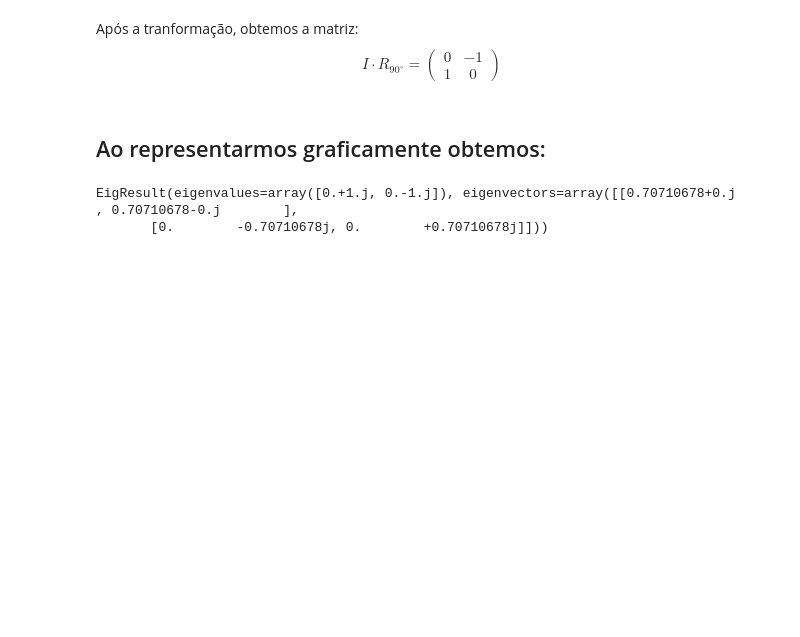
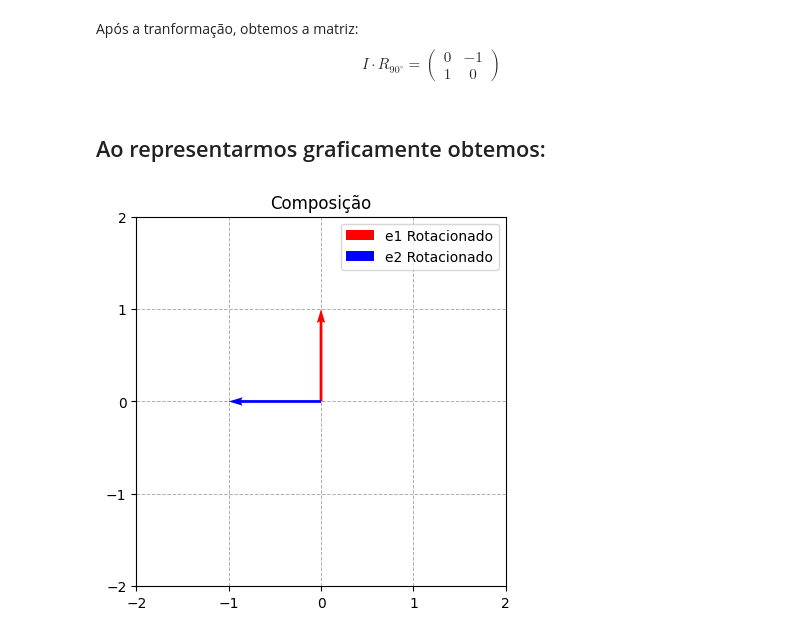
Before and after one commit to PedroMends30/matematica-computacional, a Jupyter notebook: Atividade_1_Mat_Comp.ipynb, the cells around one changed output. Cells and saved outputs as stored; diff of their text form; code cells hidden in the pictures; blank space fills up the shorter version.

```diff
--- a/Atividade_1_Mat_Comp.ipynb
+++ b/Atividade_1_Mat_Comp.ipynb
@@ -154,10 +152,14 @@ $$ I \cdot R_{90^\circ} = \begin{pmatrix}
 # %%
 matriz_i = np.array([[1,0],[0,1]])
 matriz_rot_90 = np.array([[0,-1],[1,0]])
+matriz_rotacionada = np.dot(matriz_i,matriz_rot_90)
+vetores = []
 
-matriz_resultante = np.dot(matriz_i,matriz_rot_90)
 
-vetores = []
+v1 = Vetor("e1 Rotacionado", "red", matriz_rotacionada[:, 0])
+v2 = Vetor("e2 Rotacionado", "blue", matriz_rotacionada[:, 1])
+
+g = Grafico(2, "Composição", [v1,v2])
+g.plot_graph()
 # %% [output]
-EigResult(eigenvalues=array([0.+1.j, 0.-1.j]), eigenvectors=array([[0.70710678+0.j        , 0.70710678-0.j        ],
-       [0.        -0.70710678j, 0.        +0.70710678j]]))
+[figure, added]
```
Also changed, not shown: parts of 8 cells of this notebook.
